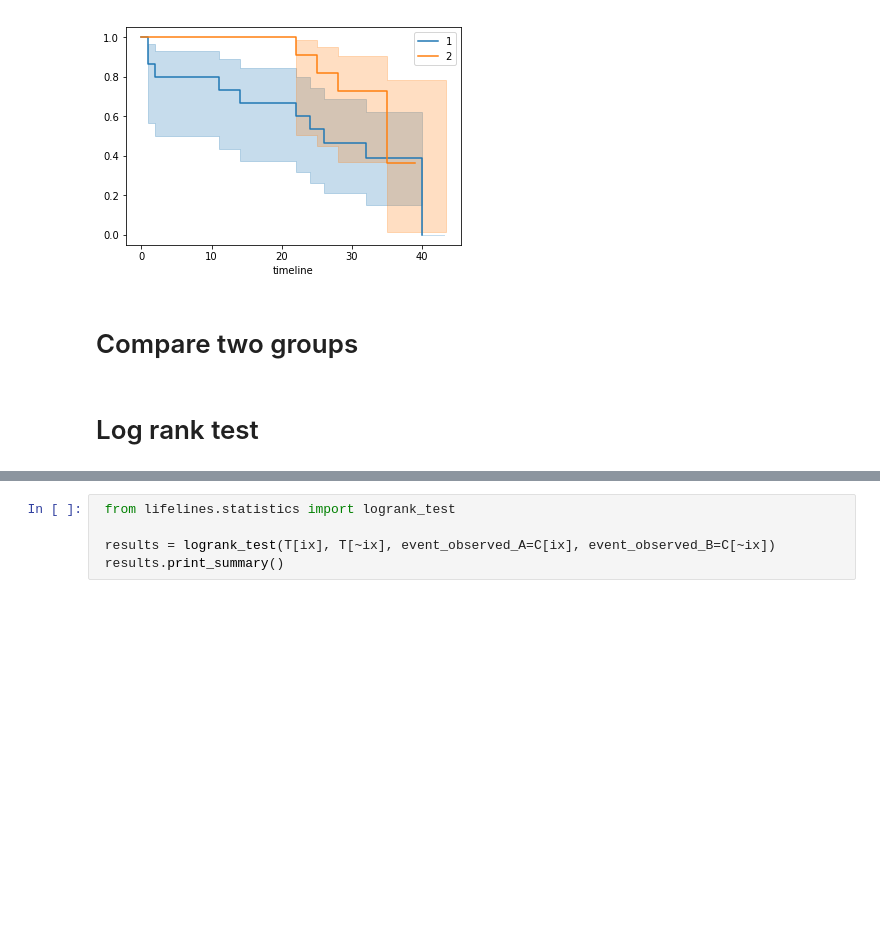
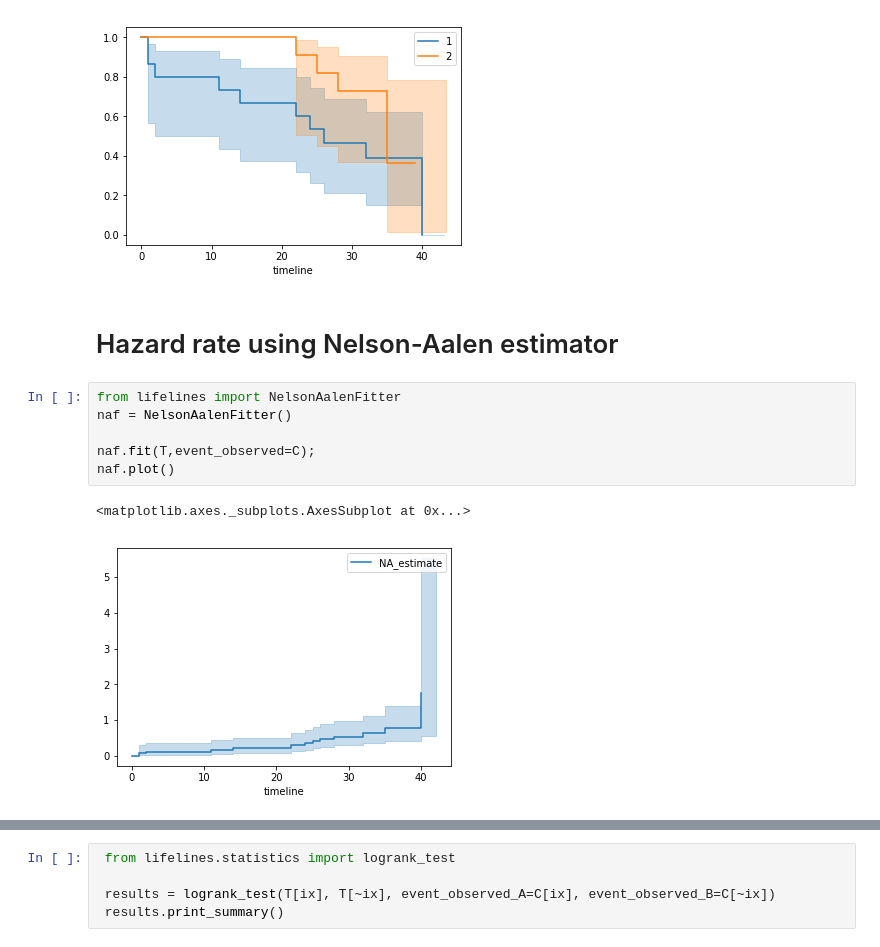
Before and after one commit to zuzannna/can-you-survive-this, a Jupyter notebook: SurvivalAnalysisExample.ipynb, the cells around one changed output, grey strips where cells are left out. Saved outputs shown, nothing was run; the diff lists cells and outputs as text; blank space fills up the shorter version.

```diff
--- a/SurvivalAnalysisExample.ipynb
+++ b/SurvivalAnalysisExample.ipynb
@@ -80,7 +85,14 @@ kmf.plot(ax=ax)
 # %% [output]
 <matplotlib.axes._subplots.AxesSubplot at 0x...>
 [figure]
-# %% [markdown]
-# Compare two groups
-# %% [markdown]
-# Log rank test
+# %% [markdown]
+# Hazard rate using Nelson-Aalen estimator
+# %%
+from lifelines import NelsonAalenFitter
+naf = NelsonAalenFitter()
+
+naf.fit(T,event_observed=C);
+naf.plot()
+# %% [output]
+<matplotlib.axes._subplots.AxesSubplot at 0x...>
+[figure, added]
```
Also changed, not shown: parts of 8 cells of this notebook.
